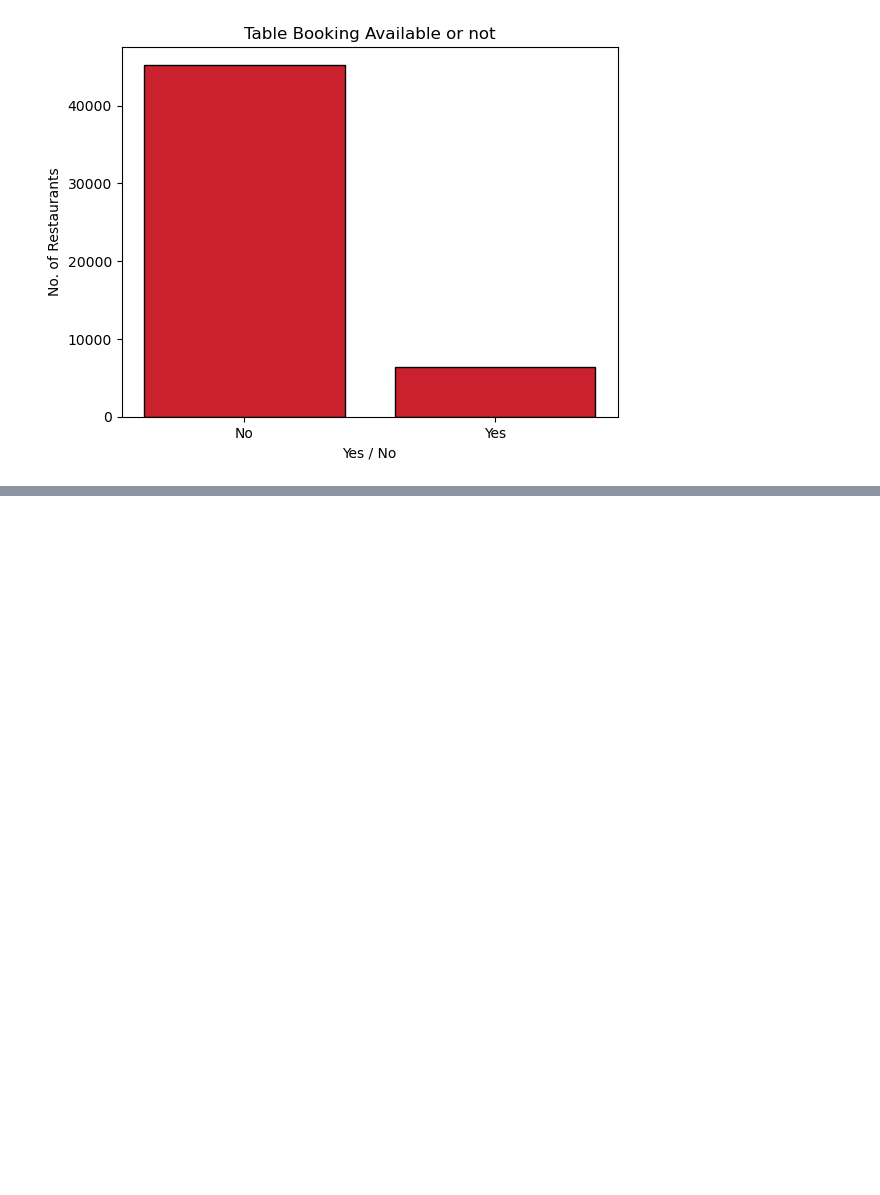
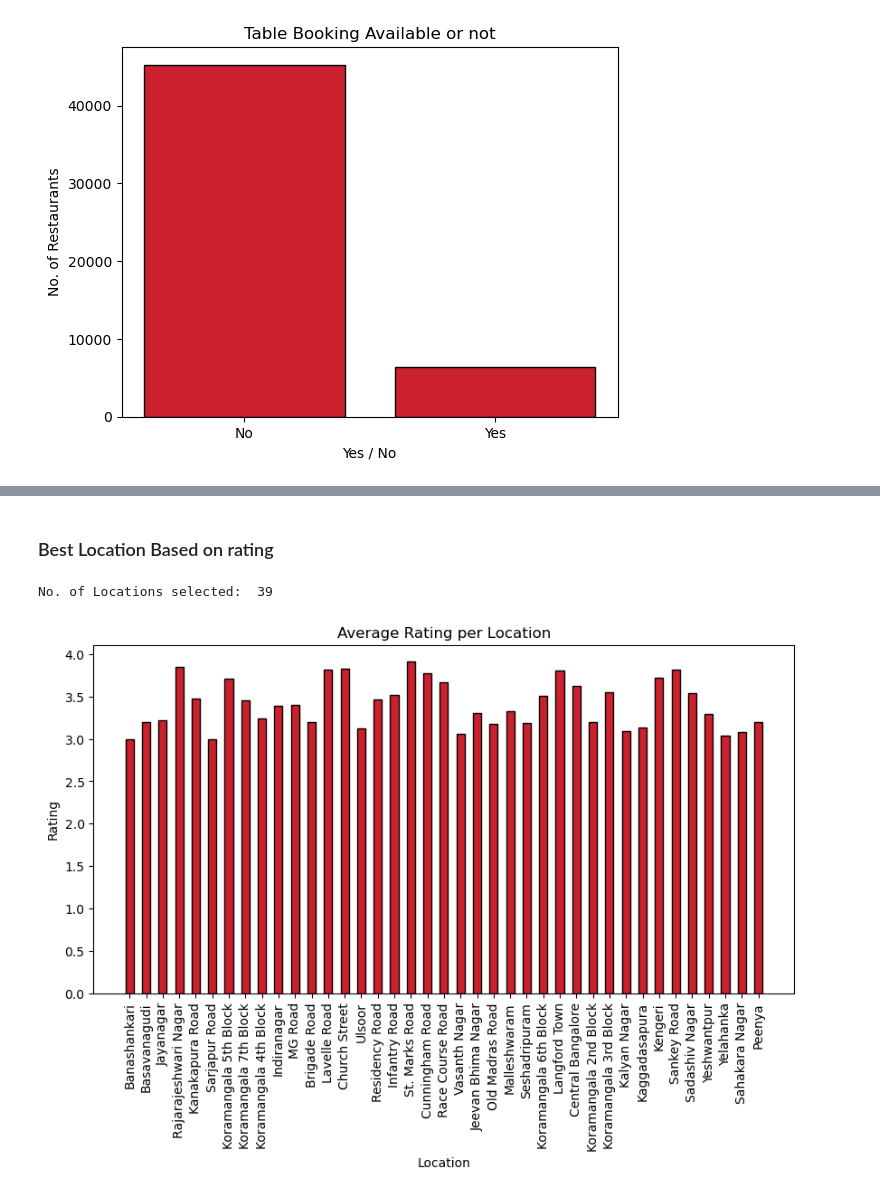
Before and after one commit to NotAryanRamani/zomato_eda, a Jupyter notebook: zomato.ipynb, the cells around one changed output, grey strips where cells are left out. Drawn from its saved outputs; the diff is of its cells as text; code cells hidden in the pictures; blank space fills up the shorter version.

```diff
--- a/zomato.ipynb
+++ b/zomato.ipynb
@@ -332,0 +408,23 @@ plt.show()
+# %% [markdown]
+### Best Location Based on rating
+# %%
+location_rate = df.groupby('location')['rate'].mean()
+# %%
+avg_rate = df['rate'].mean()
+# %%
+locations = [location for location in df['location'].unique() if location_rate[location] > avg_rate]
+print('No. of Locations selected: ', len(locations))
+# %% [output]
+No. of Locations selected:  39
+# %%
+ratings = [location_rate[location] for location in locations]
+# %%
+plt.figure(figsize=(10,5))
+plt.bar(locations, ratings, color=zomato_color_code, edgecolor='black', width=0.5)
+plt.title('Average Rating per Location')
+plt.xlabel('Location')
+plt.ylabel('Rating')
+plt.xticks(rotation=90)
+plt.show()
+# %% [output]
+[figure, added]
```
Also changed, not shown: parts of 31 cells of this notebook.
